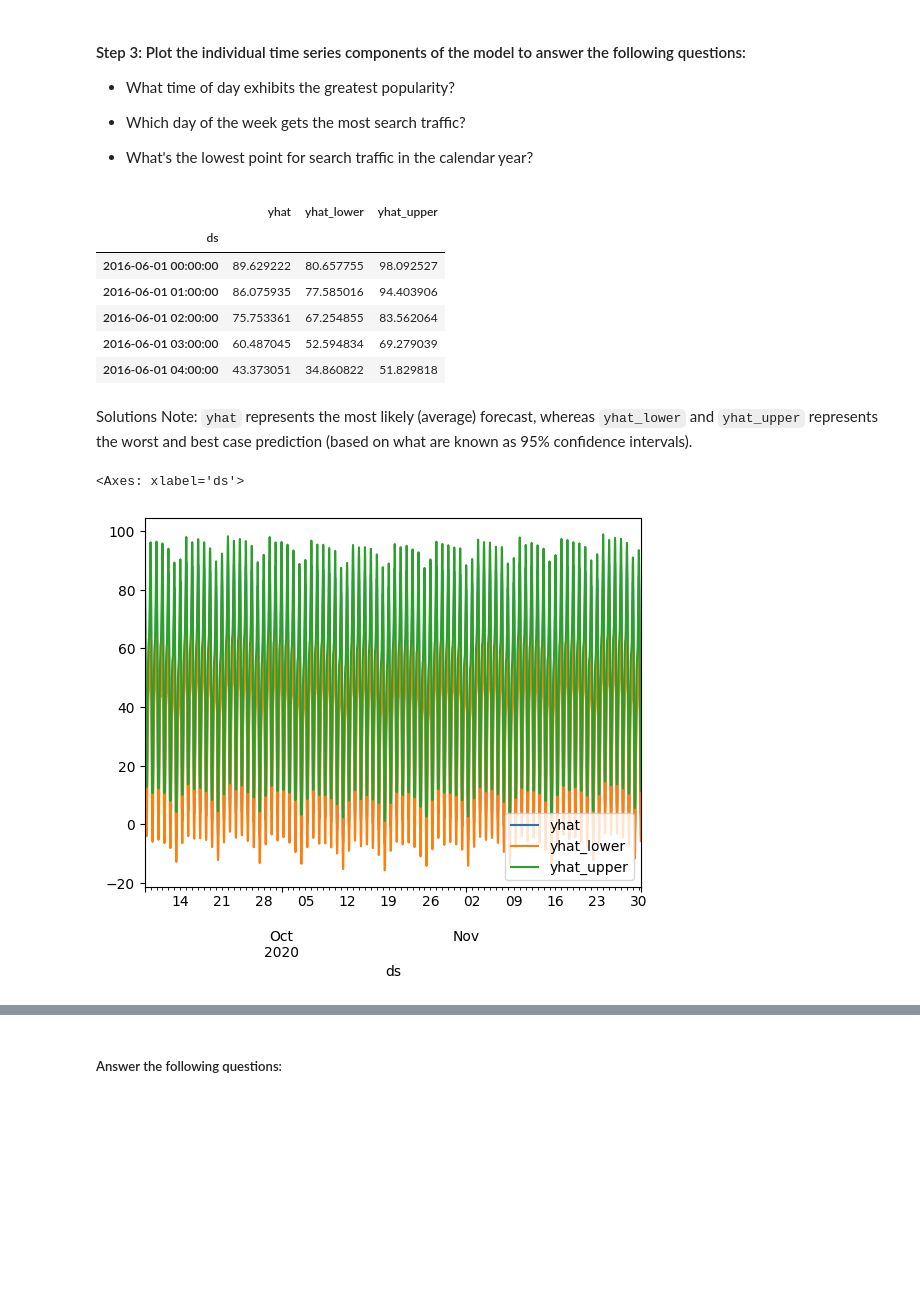
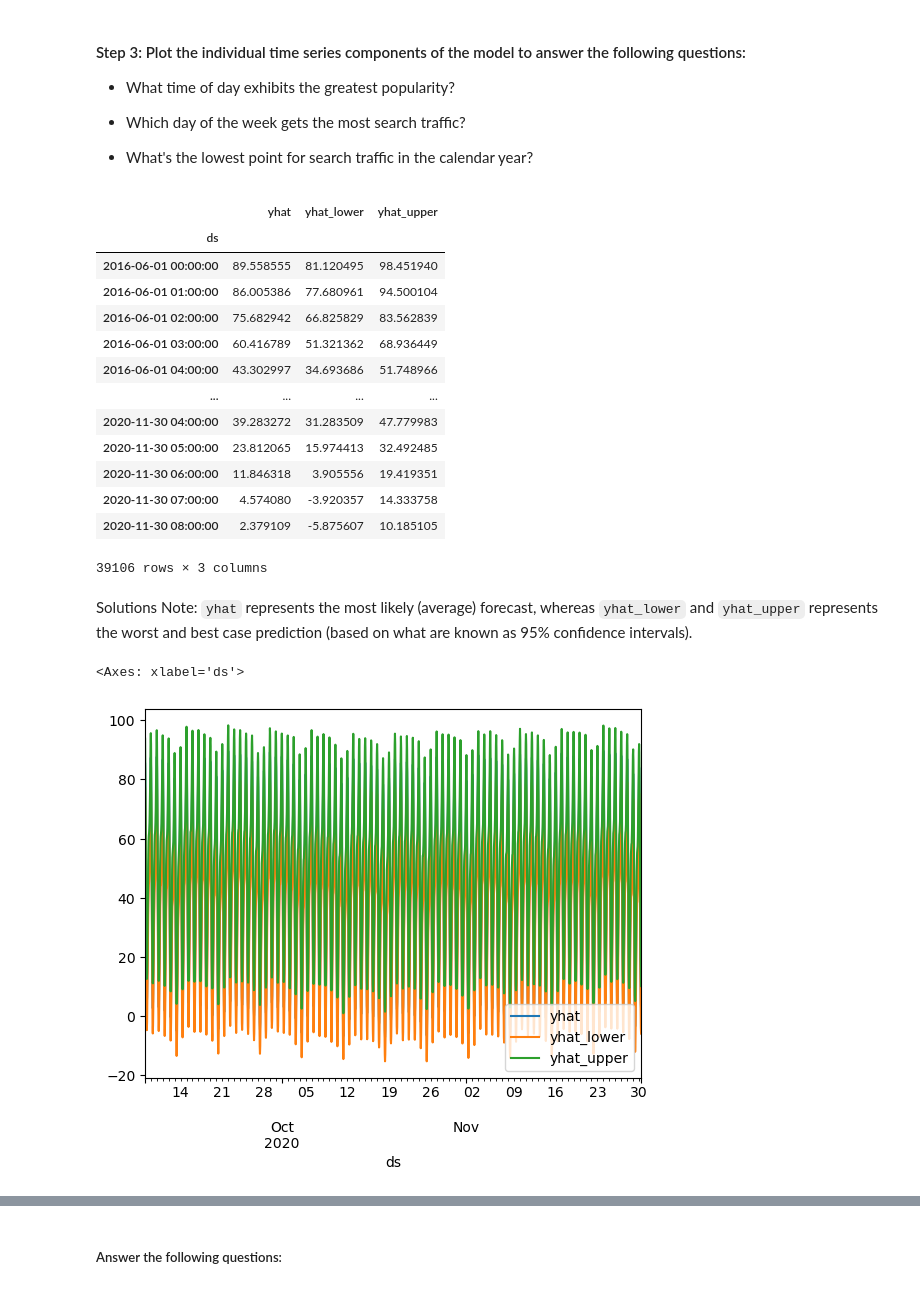
Before and after one commit to Ed-Lovera/prophet-challenge, a Jupyter notebook: forecasting_net_prophet.ipynb, the cells around one changed output, grey strips where cells are left out. Cells and saved outputs as stored; diff of their text form; code cells hidden in the pictures; blank space fills up the shorter version.

```diff
--- a/forecasting_net_prophet.ipynb
+++ b/forecasting_net_prophet.ipynb
@@ -457,3 +458,4 @@ Now, you need to produce a time series model that analyzes and forecasts pattern
 | 37105 | 2020-09-08 00:00:00 | 96 |
 # %%
 # Call the Prophet function, store as an object
+model = Prophet()
@@ -462,3 +462,4 @@ Now, you need to produce a time series model that analyzes and forecasts pattern
 # %%
 # Fit the time-series model.
+model.fit(df_mercado_prophet)
 # %% [output]
@@ -475,9 +469,10 @@ INFO:cmdstanpy:Chain [1] done processing
 # %%
 # Create a future dataframe to hold predictions
 # Make the prediction go out as far as 2000 hours (approx 80 days)
-
+future = model.make_future_dataframe(periods=2000, freq="h")
 
 # View the last five rows of the future_mercado_trends DataFrame
+future.tail()
 # %% [output]
 |  | ds |
 | 39101 | 2020-11-30 04:00:00 |
@@ -487,8 +482,9 @@ INFO:cmdstanpy:Chain [1] done processing
 | 39105 | 2020-11-30 08:00:00 |
 # %%
 # Make the predictions for the trend data using the future_mercado_trends DataFrame
-
+forecast = model.predict(future)
 
 # Display the first five rows of the forecast_mercado_trends DataFrame
+forecast.head()
 # %% [output]
 |  | ds | trend | yhat_lower | yhat_upper | trend_lower | trend_upper | additive_terms | ... |
@@ -521,24 +525,33 @@ INFO:cmdstanpy:Chain [1] done processing
 * What's the lowest point for search traffic in the calendar year?
 # %%
 # Set the index in the forecast_mercado_trends DataFrame to the ds datetime column
-
+forecast.set_index("ds", inplace=True)
 
 # View the only the yhat,yhat_lower and yhat_upper columns from the DataFrame
+forecast[["yhat", "yhat_lower", "yhat_upper"]]
 # %% [output]
 |  | yhat | yhat_lower | yhat_upper |
 | ds |  |  |  |
-| 2016-06-01 00:00:00 | 89.629222 | 80.657755 | 98.092527 |
-| 2016-06-01 01:00:00 | 86.075935 | 77.585016 | 94.403906 |
-| 2016-06-01 02:00:00 | 75.753361 | 67.254855 | 83.562064 |
-| 2016-06-01 03:00:00 | 60.487045 | 52.594834 | 69.279039 |
-| 2016-06-01 04:00:00 | 43.373051 | 34.860822 | 51.829818 |
+| 2016-06-01 00:00:00 | 89.558555 | 81.120495 | 98.451940 |
+| 2016-06-01 01:00:00 | 86.005386 | 77.680961 | 94.500104 |
+| 2016-06-01 02:00:00 | 75.682942 | 66.825829 | 83.562839 |
+| 2016-06-01 03:00:00 | 60.416789 | 51.321362 | 68.936449 |
+| 2016-06-01 04:00:00 | 43.302997 | 34.693686 | 51.748966 |
+| ... | ... | ... | ... |
+| 2020-11-30 04:00:00 | 39.283272 | 31.283509 | 47.779983 |
+| 2020-11-30 05:00:00 | 23.812065 | 15.974413 | 32.492485 |
+| 2020-11-30 06:00:00 | 11.846318 | 3.905556 | 19.419351 |
+| 2020-11-30 07:00:00 | 4.574080 | -3.920357 | 14.333758 |
+| 2020-11-30 08:00:00 | 2.379109 | -5.875607 | 10.185105 |
+39106 rows × 3 columns
 # %% [markdown]
 Solutions Note: `yhat` represents the most likely (average) forecast, whereas `yhat_lower` and `yhat_upper` represents the worst and best case prediction (based on what are known as 95% confidence intervals).
 # %%
 # From the forecast_mercado_trends DataFrame, plot the data to visualize
 #  the yhat, yhat_lower, and yhat_upper columns over the last 2000 hours
+forecast[["yhat", "yhat_lower", "yhat_upper"]].iloc[-2000:].plot()
 # %% [output]
 <Axes: xlabel='ds'>
-[figure, old version]
+[figure, new version]
 # %%
 # Reset the index in the forecast_mercado_trends DataFrame
```
Also changed, not shown: parts of 14 cells of this notebook.
